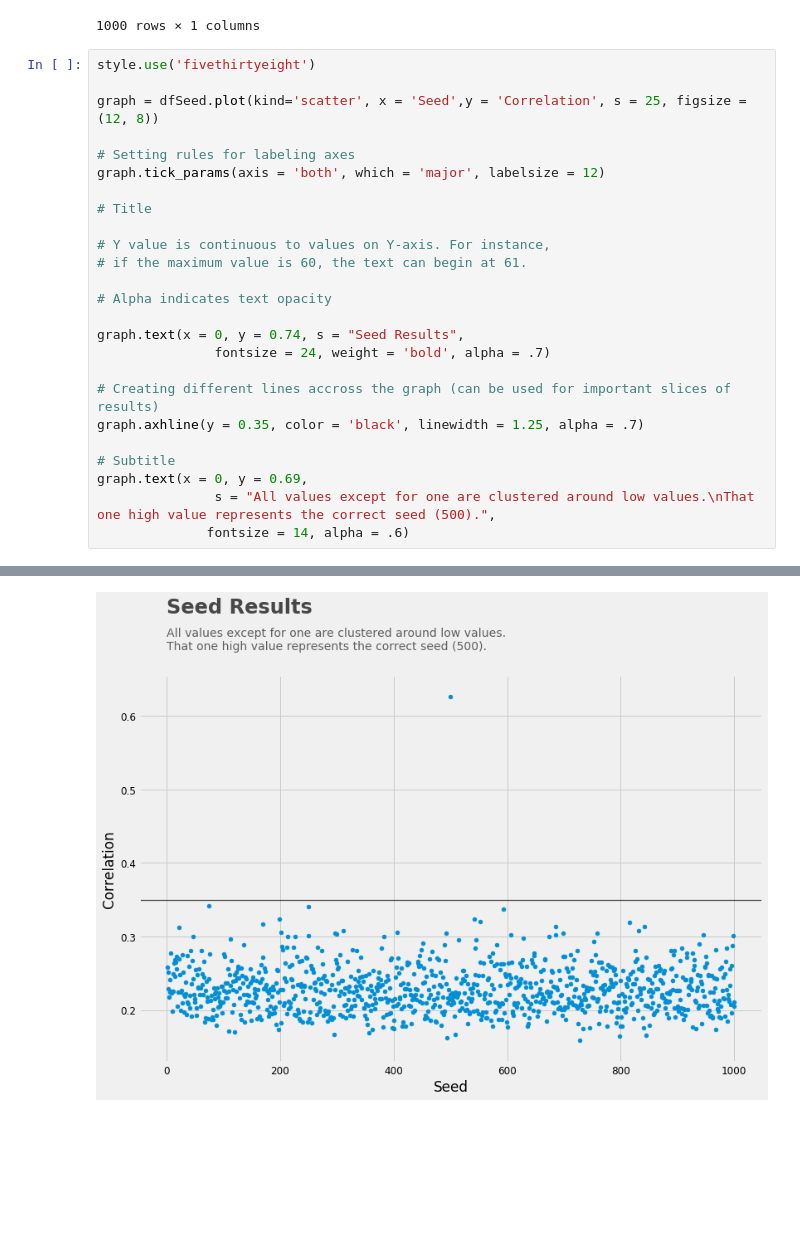
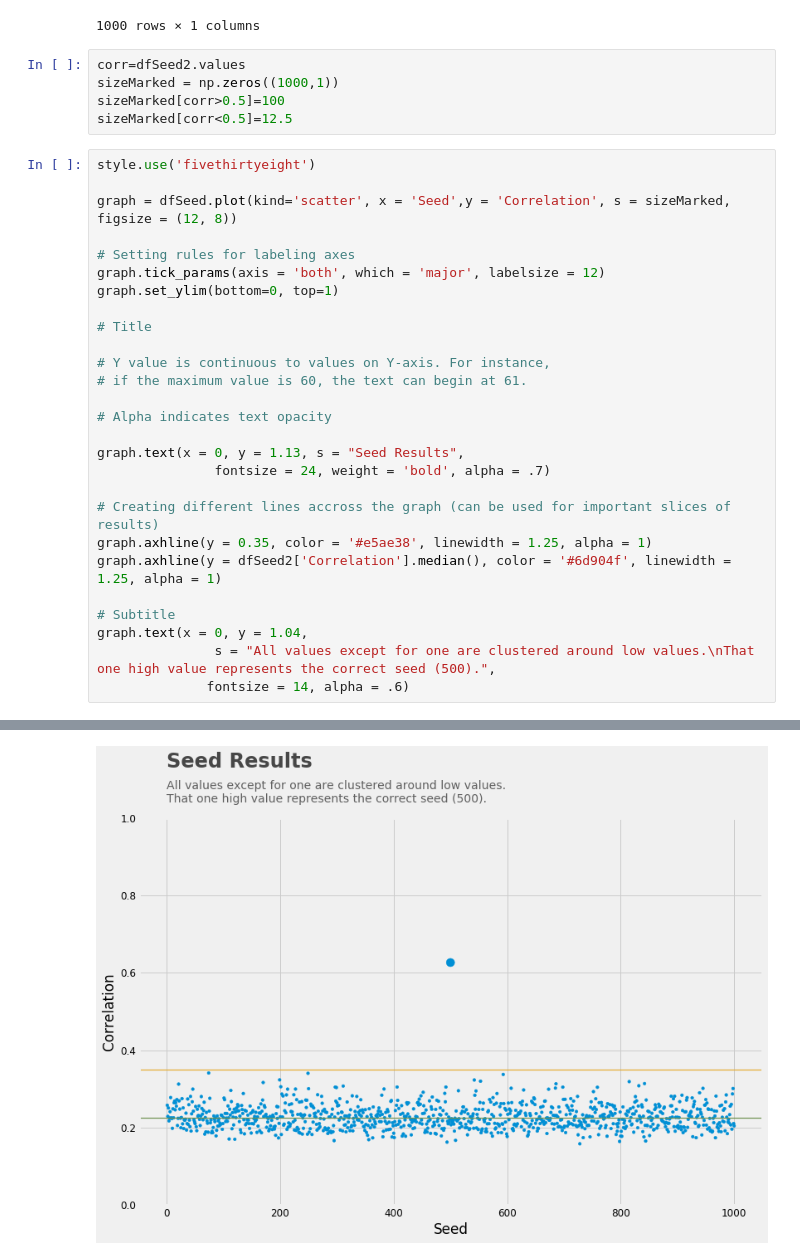
Before and after one commit to Call1st0/dft-based-watermarking-method-with-GCR-masking, a Jupyter notebook: seedResults.ipynb, the cells around one changed output, grey strips where cells are left out. Drawn from its saved outputs; the diff is of its cells as text; blank space fills up the shorter version.

```diff
--- a/seedResults.ipynb
+++ b/seedResults.ipynb
@@ -29,13 +30,19 @@ dfSeed2
 | 998 | 0.210723 |
 | 999 | 0.204657 |
 1000 rows × 1 columns
+# %%
+corr=dfSeed2.values
+sizeMarked = np.zeros((1000,1))
+sizeMarked[corr>0.5]=100
+sizeMarked[corr<0.5]=12.5
 # %%
 style.use('fivethirtyeight')
 
-graph = dfSeed.plot(kind='scatter', x = 'Seed',y = 'Correlation', s = 25, figsize = (12, 8))
+graph = dfSeed.plot(kind='scatter', x = 'Seed',y = 'Correlation', s = sizeMarked, figsize = (12, 8))
 
 # Setting rules for labeling axes
 graph.tick_params(axis = 'both', which = 'major', labelsize = 12)
+graph.set_ylim(bottom=0, top=1)
 
 # Title
 
@@ -44,14 +51,15 @@ graph.tick_params(axis = 'both', which = 'major', labelsize = 12)
 
 # Alpha indicates text opacity
 
-graph.text(x = 0, y = 0.74, s = "Seed Results",
+graph.text(x = 0, y = 1.13, s = "Seed Results",
                fontsize = 24, weight = 'bold', alpha = .7)
 
 # Creating different lines accross the graph (can be used for important slices of results)
-graph.axhline(y = 0.35, color = 'black', linewidth = 1.25, alpha = .7)
+graph.axhline(y = 0.35, color = '#e5ae38', linewidth = 1.25, alpha = 1)
+graph.axhline(y = dfSeed2['Correlation'].median(), color = '#6d904f', linewidth = 1.25, alpha = 1)
 
 # Subtitle
-graph.text(x = 0, y = 0.69,
+graph.text(x = 0, y = 1.04,
                s = "All values except for one are clustered around low values.\nThat one high value represents the correct seed (500).",
               fontsize = 14, alpha = .6)
 # %% [output]
@@ -59 +67 @@ Text(0, 0.69, 'All values except for one are clustered around low values.\nThat
-[figure, old version]
+[figure, new version]
```
Also changed, not shown: parts of 2 cells of this notebook, 1 other file.
